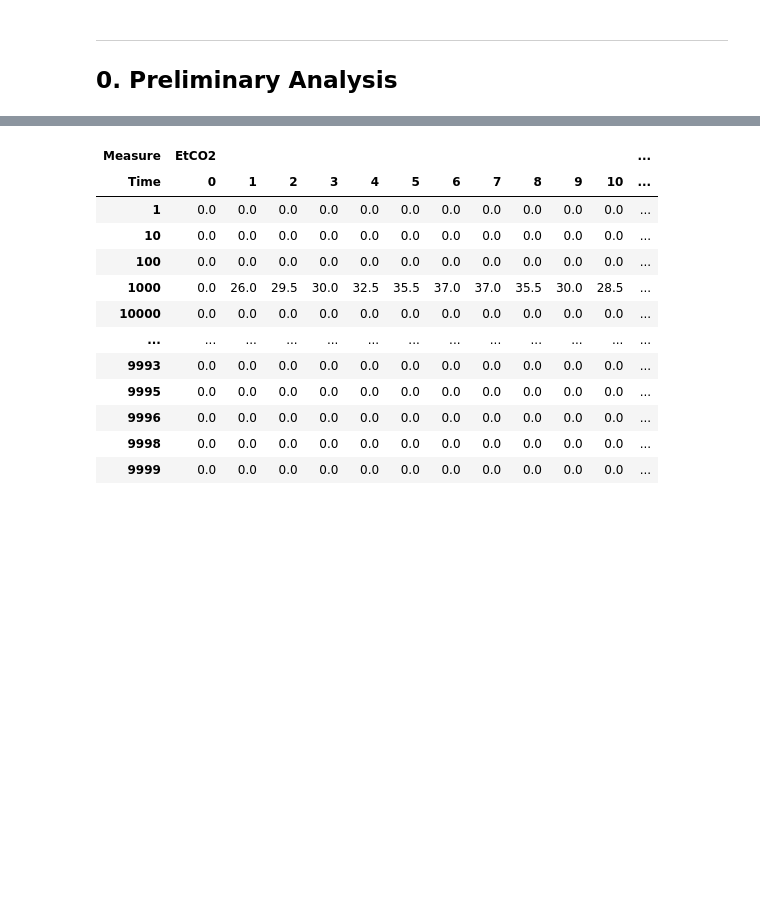
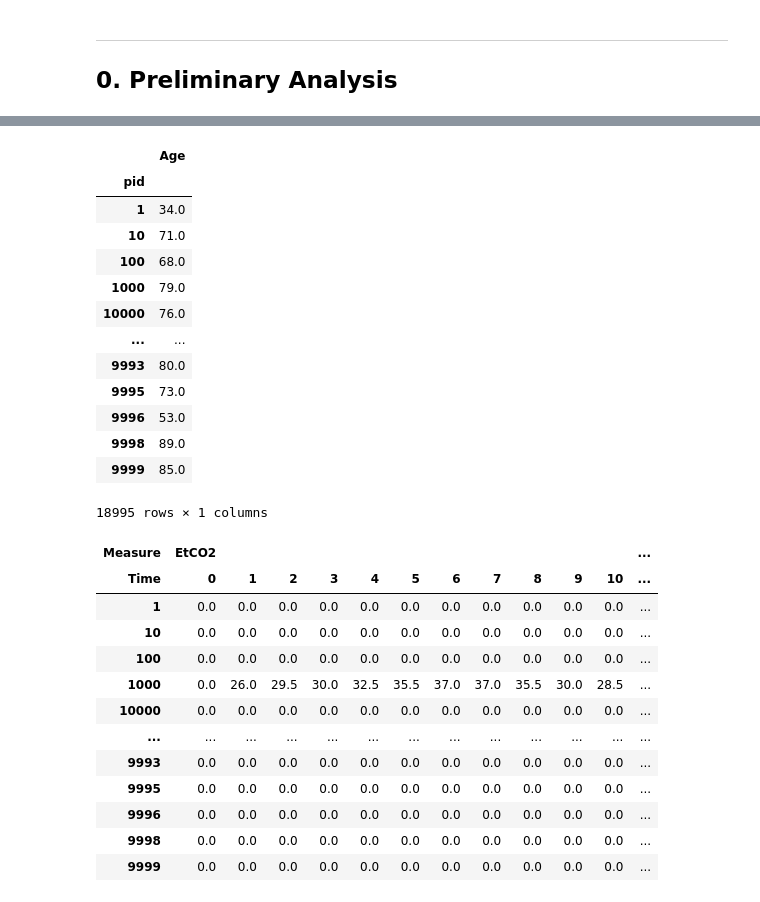
Before and after one commit to GentleMin/ML-Shoppingnow, a Jupyter notebook: Project2/JTM/Task2.ipynb, the cells around one changed output, grey strips where cells are left out. Saved outputs shown, nothing was run; the diff lists cells and outputs as text; code cells hidden in the pictures; blank space fills up the shorter version.

```diff
--- a/Project2/JTM/Task2.ipynb
+++ b/Project2/JTM/Task2.ipynb
@@ -23,3 +51,20 @@ feat_train_pid = Project_2.patient_feat_flatten(feat_train)
+# %%
+ages_pid
+# %% [output]
+|  | Age |
+| pid |  |
+| 1 | 34.0 |
+| 10 | 71.0 |
+| 100 | 68.0 |
+| 1000 | 79.0 |
+| 10000 | 76.0 |
+| ... | ... |
+| 9993 | 80.0 |
+| 9995 | 73.0 |
+| 9996 | 53.0 |
+| 9998 | 89.0 |
+| 9999 | 85.0 |
+18995 rows × 1 columns
 # %%
 feat_na_filled = feat_train_pid.fillna(0.0, inplace=False)
 feat_na_filled
```
Also changed, not shown: parts of 3 cells of this notebook, 6 other files.
